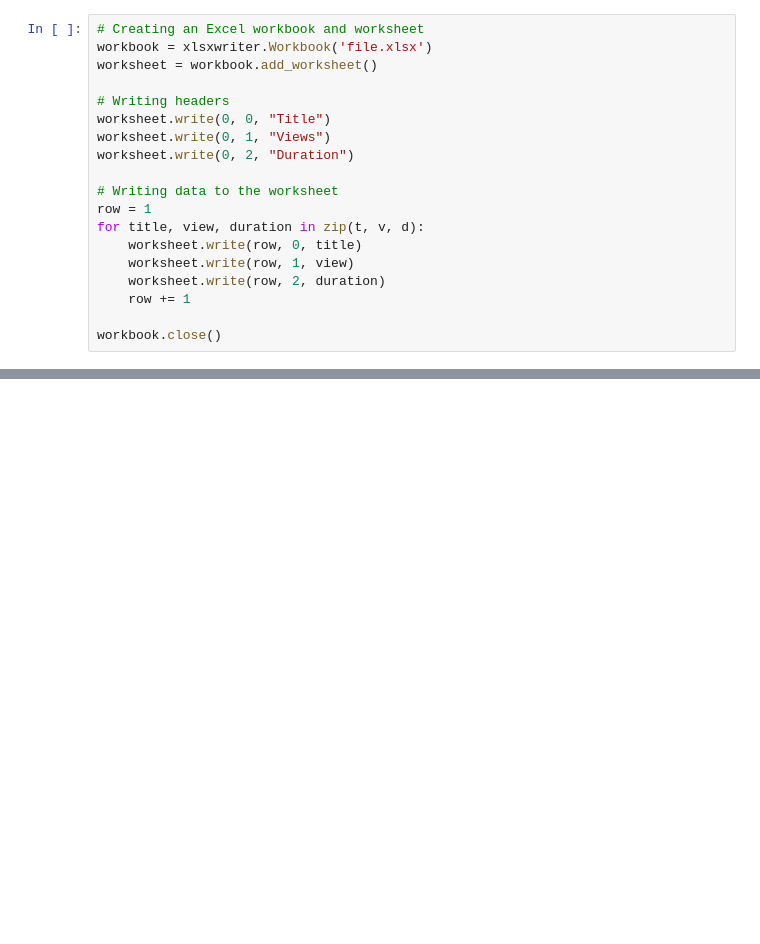
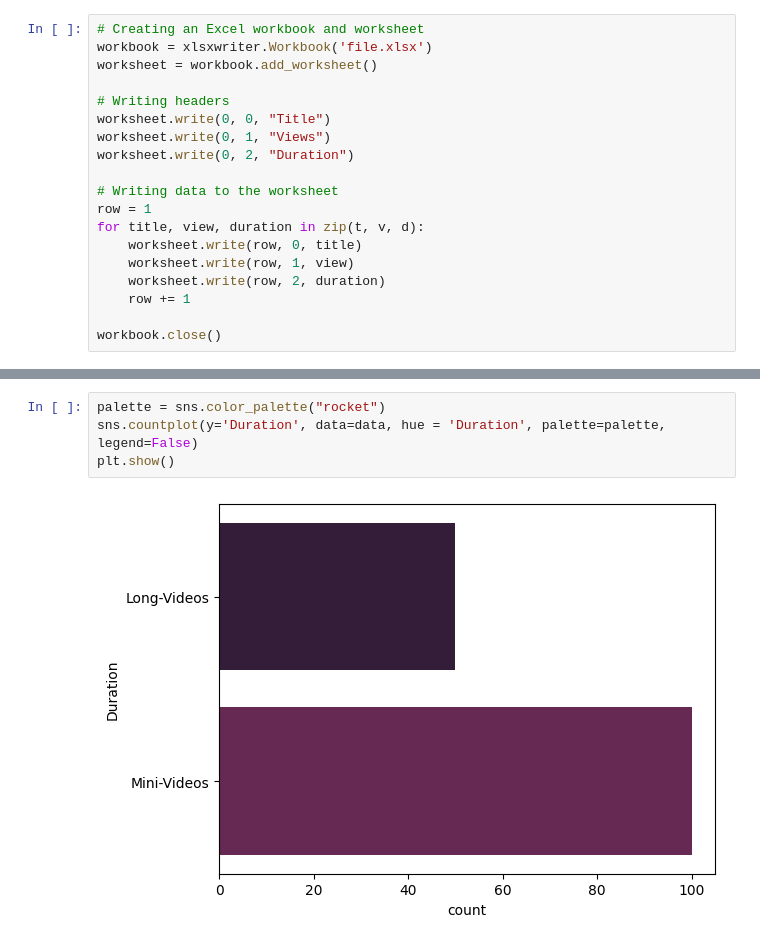
Before and after one commit to Mad03633/Youtube_Data_Scraping, a Jupyter notebook: main.ipynb, the cells around one changed output, grey strips where cells are left out. Saved outputs shown, nothing was run; the diff lists cells and outputs as text; blank space fills up the shorter version.

```diff
--- a/main.ipynb
+++ b/main.ipynb
@@ -96,0 +185,6 @@ ValueError: could not convert string to float: '2,9'
+# %%
+palette = sns.color_palette("rocket")
+sns.countplot(y='Duration', data=data, hue = 'Duration', palette=palette, legend=False)
+plt.show()
+# %% [output]
+[figure, added]
```
Also changed, not shown: parts of 10 cells of this notebook, 1 other file.
